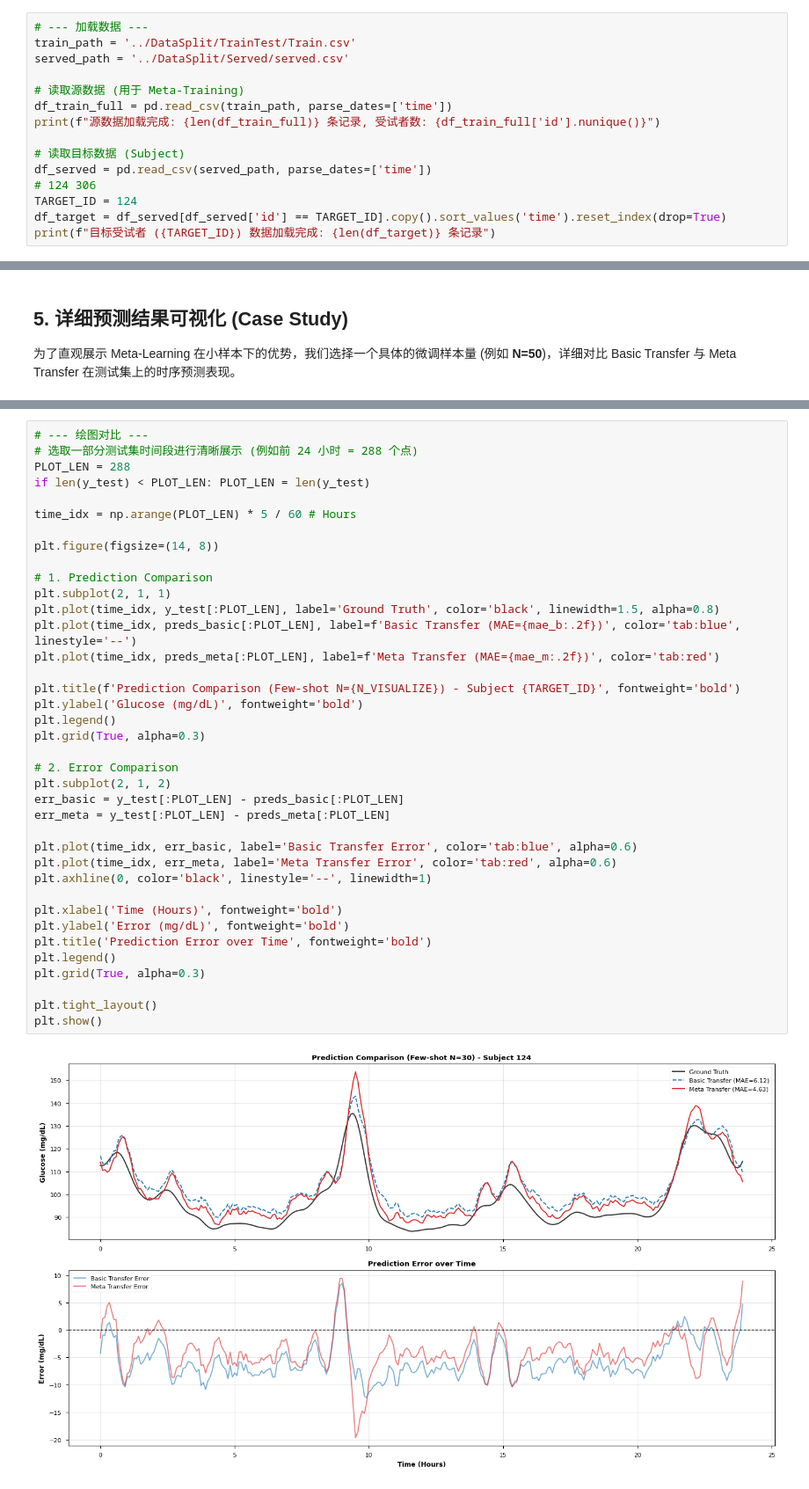
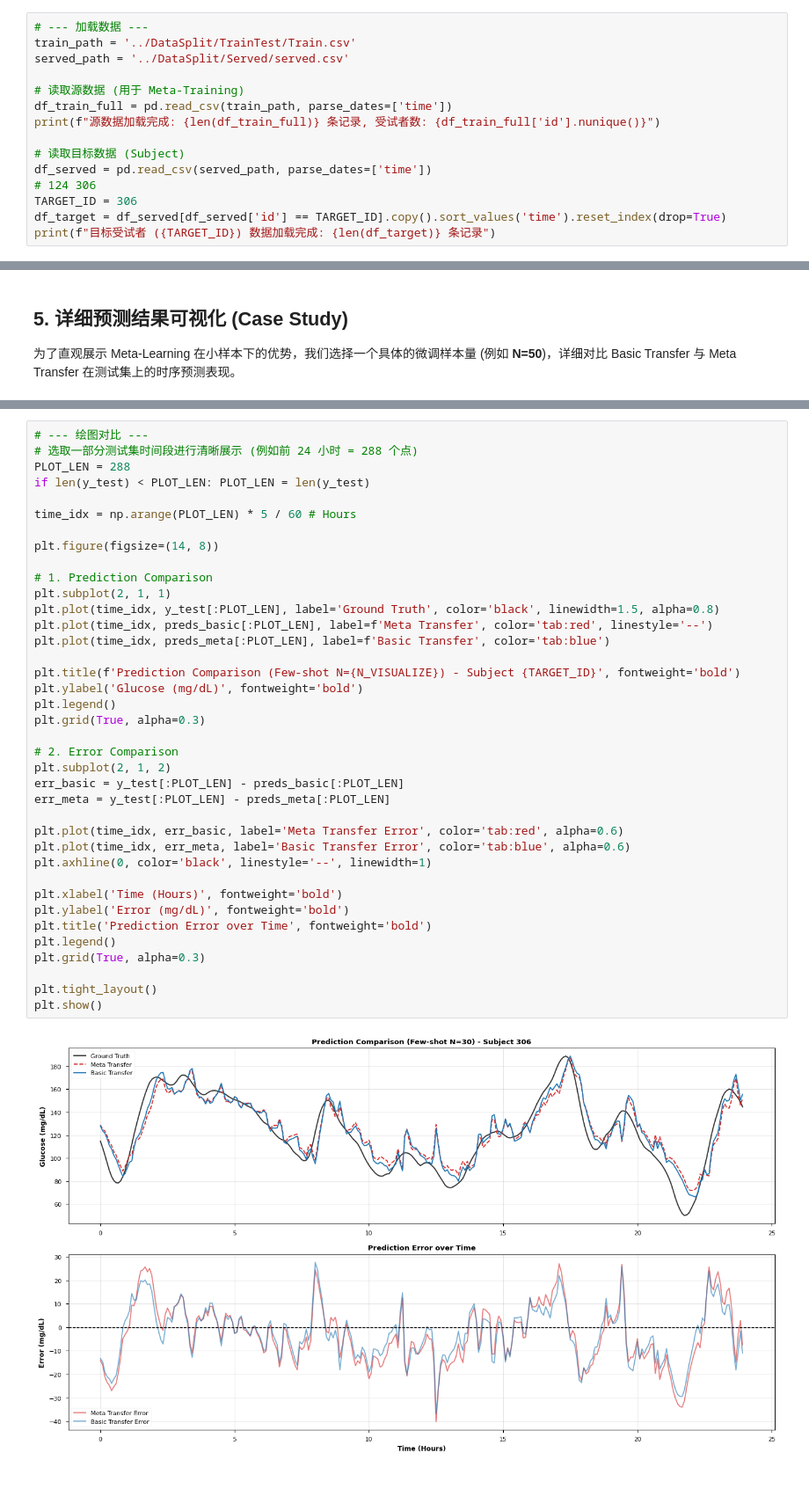
Before and after one commit to Jungle2003/GlucosePrediction, a Jupyter notebook: src/Transfer/transformer_meta_transfer_learning.ipynb, the cells around one changed output, grey strips where cells are left out. Shown at 88% size. Drawn from its saved outputs; the diff is of its cells as text.

```diff
--- a/src/Transfer/transformer_meta_transfer_learning.ipynb
+++ b/src/Transfer/transformer_meta_transfer_learning.ipynb
@@ -63,7 +63,7 @@ print(f"源数据加载完成: {len(df_train_full)} 条记录, 受试者数: {df
 # 读取目标数据 (Subject)
 df_served = pd.read_csv(served_path, parse_dates=['time'])
 # 124 306
-TARGET_ID = 124
+TARGET_ID = 306
 df_target = df_served[df_served['id'] == TARGET_ID].copy().sort_values('time').reset_index(drop=True)
 print(f"目标受试者 ({TARGET_ID}) 数据加载完成: {len(df_target)} 条记录")
 # %% [output]
@@ -698,38 +699,38 @@ if len(y_test) < PLOT_LEN: PLOT_LEN = len(y_test)
 
 time_idx = np.arange(PLOT_LEN) * 5 / 60 # Hours
 
 plt.figure(figsize=(14, 8))
 
 # 1. Prediction Comparison
 plt.subplot(2, 1, 1)
 plt.plot(time_idx, y_test[:PLOT_LEN], label='Ground Truth', color='black', linewidth=1.5, alpha=0.8)
-plt.plot(time_idx, preds_basic[:PLOT_LEN], label=f'Basic Transfer (MAE={mae_b:.2f})', color='tab:blue', linestyle='--')
-plt.plot(time_idx, preds_meta[:PLOT_LEN], label=f'Meta Transfer (MAE={mae_m:.2f})', color='tab:red')
+plt.plot(time_idx, preds_basic[:PLOT_LEN], label=f'Meta Transfer', color='tab:red', linestyle='--')
+plt.plot(time_idx, preds_meta[:PLOT_LEN], label=f'Basic Transfer', color='tab:blue')
 
 plt.title(f'Prediction Comparison (Few-shot N={N_VISUALIZE}) - Subject {TARGET_ID}', fontweight='bold')
 plt.ylabel('Glucose (mg/dL)', fontweight='bold')
 plt.legend()
 plt.grid(True, alpha=0.3)
 
 # 2. Error Comparison
 plt.subplot(2, 1, 2)
 err_basic = y_test[:PLOT_LEN] - preds_basic[:PLOT_LEN]
 err_meta = y_test[:PLOT_LEN] - preds_meta[:PLOT_LEN]
 
-plt.plot(time_idx, err_basic, label='Basic Transfer Error', color='tab:blue', alpha=0.6)
-plt.plot(time_idx, err_meta, label='Meta Transfer Error', color='tab:red', alpha=0.6)
+plt.plot(time_idx, err_basic, label='Meta Transfer Error', color='tab:red', alpha=0.6)
+plt.plot(time_idx, err_meta, label='Basic Transfer Error', color='tab:blue', alpha=0.6)
 plt.axhline(0, color='black', linestyle='--', linewidth=1)
 
 plt.xlabel('Time (Hours)', fontweight='bold')
 plt.ylabel('Error (mg/dL)', fontweight='bold')
 plt.title('Prediction Error over Time', fontweight='bold')
 plt.legend()
 plt.grid(True, alpha=0.3)
 
 plt.tight_layout()
 plt.show()
 # %% [output]
-[figure, old version]
+[figure, new version]
 # %%
 # --- 详细指标对比表 ---
 def get_metrics(y_true, y_pred):
```
Also changed, not shown: parts of 9 cells of this notebook, 4 other files.
